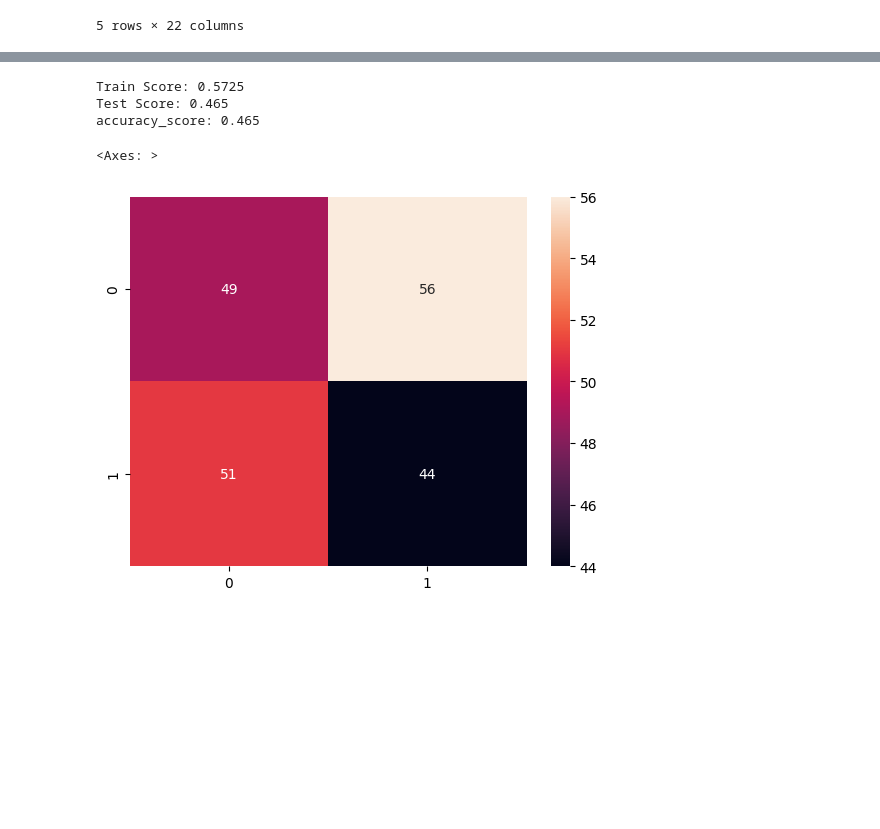
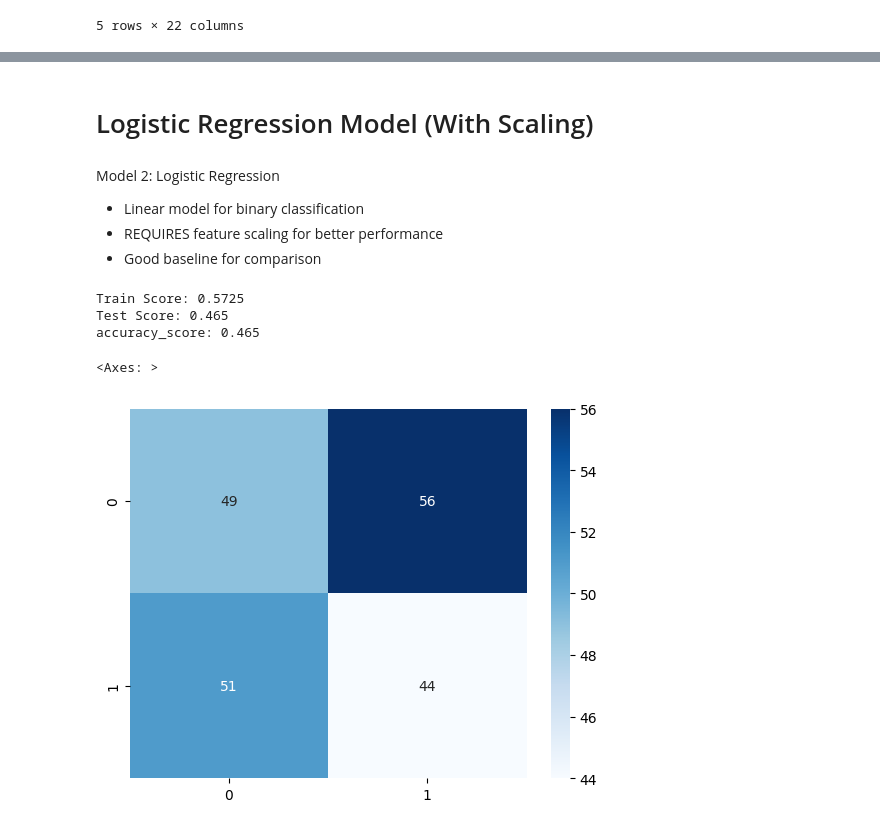
Before and after one commit to Md-Maruf-1727/health-dataset-cleaning, a Jupyter notebook: notebook/03_a_simple_model.ipynb, the cells around one changed output, grey strips where cells are left out. Cells and saved outputs as stored; diff of their text form; code cells hidden in the pictures; blank space fills up the shorter version.

```diff
--- a/notebook/03_a_simple_model.ipynb
+++ b/notebook/03_a_simple_model.ipynb
@@ -49 +93,8 @@ accuracy_score: 0.455
+# %% [markdown]
+# Logistic Regression Model (With Scaling)
+# %% [markdown]
+Model 2: Logistic Regression
+- Linear model for binary classification
+- REQUIRES feature scaling for better performance
+- Good baseline for comparison
 # %%
@@ -51,19 +103,32 @@ std = StandardScaler()
 for col in x.columns:
     x[col] = std.fit_transform(x[[col]])
 # %%
-xtrain, xtest, ytrain, ytest = train_test_split(x, y, test_size=0.2, random_state=42)
+# Split scaled data into training and testing sets
+xtrain, xtest, ytrain, ytest = train_test_split(
+    x, y,
+    test_size=0.2,
+    random_state=42
+)
 # %%
+# Initialize and train Logistic Regression model
 logi = LogisticRegression()
 logi_model = logi.fit(xtrain, ytrain)
+
+# Evaluate on training data
 print(f'Train Score: {logi_model.score(xtrain, ytrain)}')
+# Evaluate on testing data
 print(f'Test Score: {logi_model.score(xtest, ytest)}')
+
+# Make predictions
 logi_pred = logi_model.predict(xtest)
+# Calculate accuracy
 print(f'accuracy_score: {accuracy_score(ytest, logi_pred)}')
+# Create and display confusion matrix
 cm = confusion_matrix(ytest, logi_pred)
-sns.heatmap(cm, annot=True)
+sns.heatmap(cm, annot=True, cmap='Blues')
 # %% [output]
 Train Score: 0.5725
 Test Score: 0.465
 accuracy_score: 0.465
 <Axes: >
-[figure, old version]
+[figure, new version]
```
Also changed, not shown: parts of 19 cells of this notebook.
